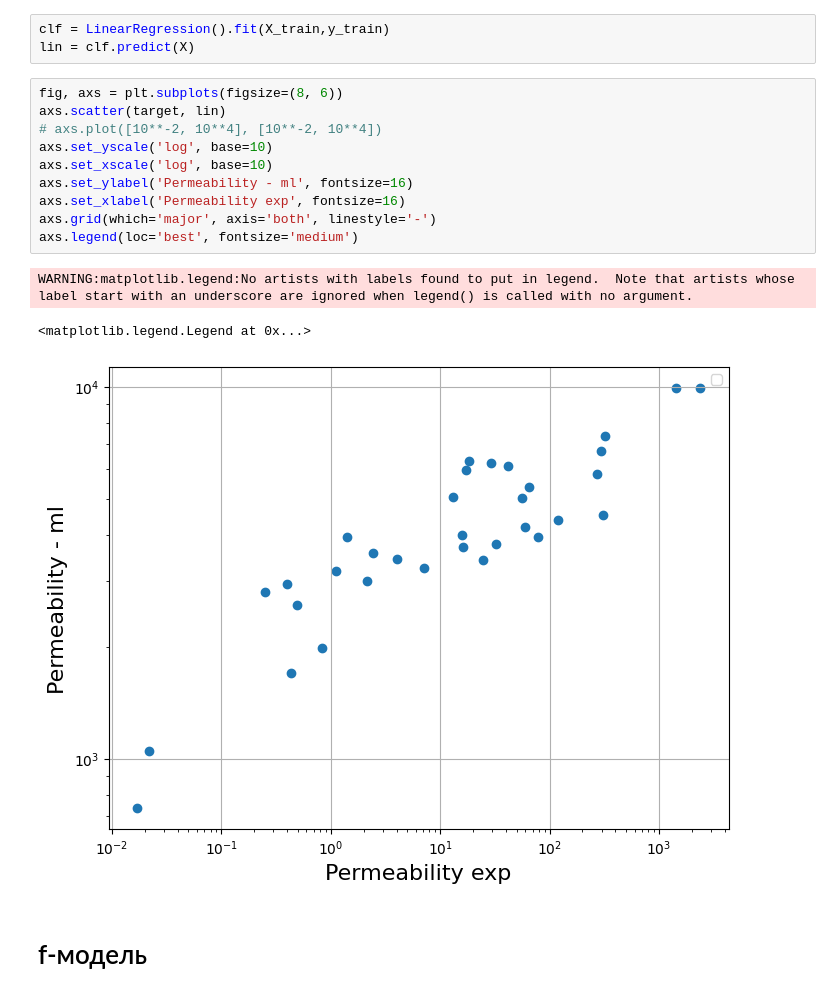
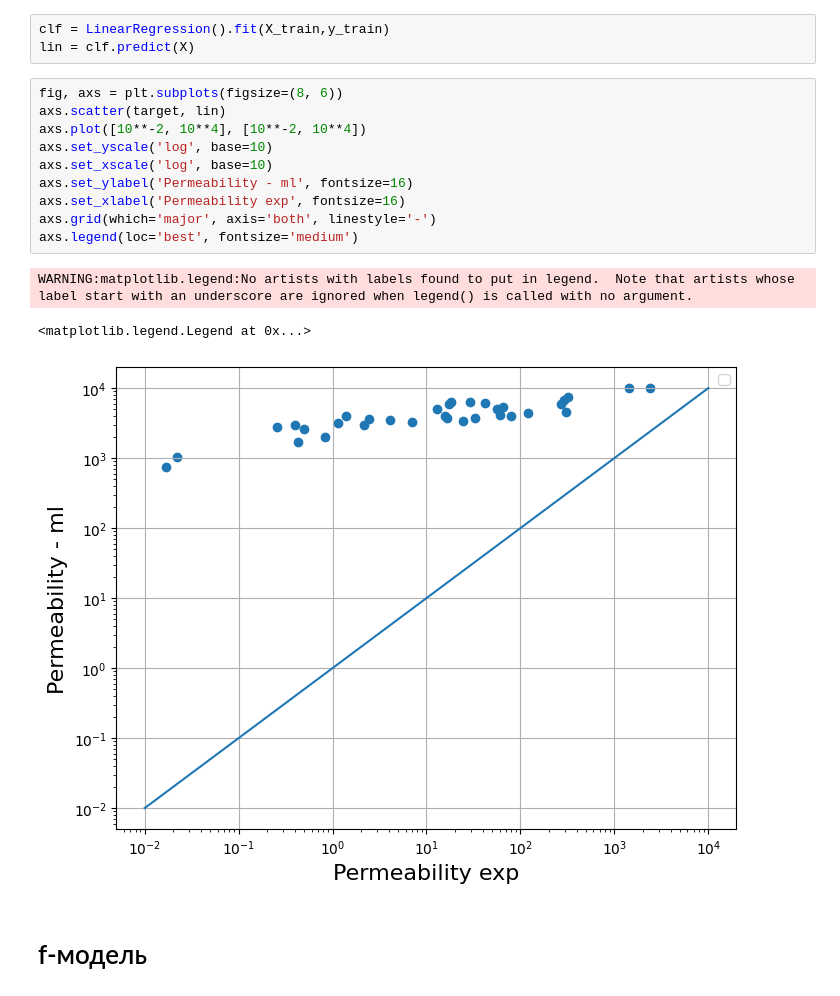
Before and after one commit to MariiaKalinina/Elasticity, a Jupyter notebook: Permeability_from_TC.ipynb, the cells around one changed output. Cells and saved outputs as stored; diff of their text form.

```diff
--- a/Permeability_from_TC.ipynb
+++ b/Permeability_from_TC.ipynb
@@ -627,17 +628,17 @@ lin = clf.predict(X)
 # %%
 fig, axs = plt.subplots(figsize=(8, 6))
 axs.scatter(target, lin)
-# axs.plot([10**-2, 10**4], [10**-2, 10**4])
+axs.plot([10**-2, 10**4], [10**-2, 10**4])
 axs.set_yscale('log', base=10)
 axs.set_xscale('log', base=10)
 axs.set_ylabel('Permeability - ml', fontsize=16)
 axs.set_xlabel('Permeability exp', fontsize=16)
 axs.grid(which='major', axis='both', linestyle='-')
 axs.legend(loc='best', fontsize='medium')
 # %% [output]
 WARNING:matplotlib.legend:No artists with labels found to put in legend.  Note that artists whose label start with an underscore are ignored when legend() is called with no argument.
 <matplotlib.legend.Legend at 0x...>
-[figure, old version]
+[figure, new version]
 # %% [markdown]
 # f-модель
 # %%
```
Also changed, not shown: parts of 43 cells of this notebook.
